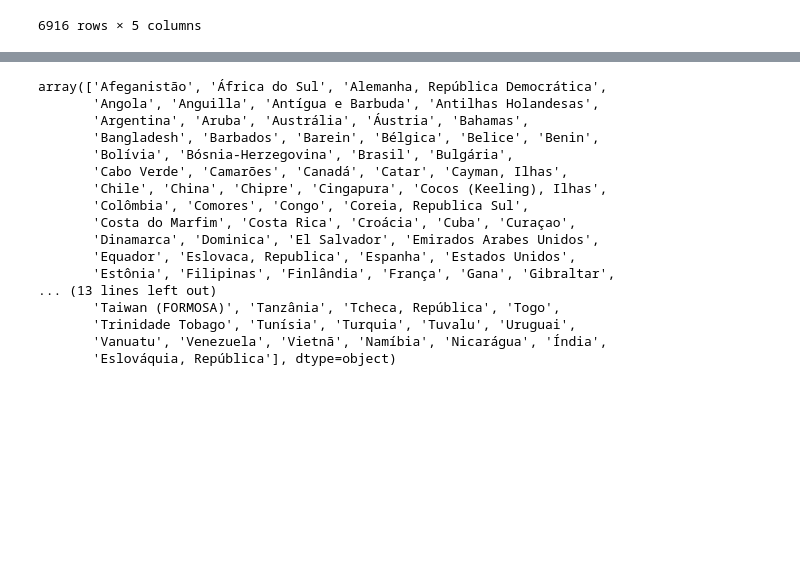
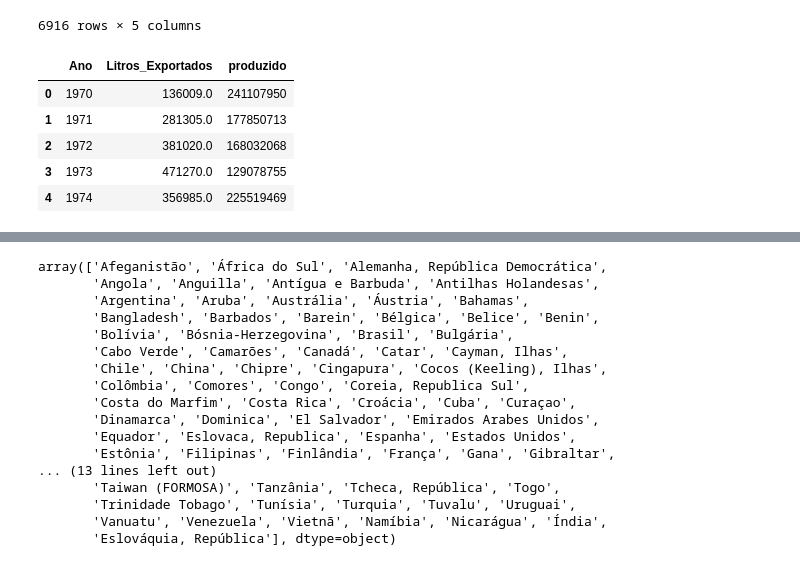
Before and after one commit to eugeniogdiniz/Grupo_posFiap, a Jupyter notebook: scr/producao_bases.ipynb, the cells around one changed output, grey strips where cells are left out. Saved outputs shown, nothing was run; the diff lists cells and outputs as text; code cells hidden in the pictures; blank space fills up the shorter version.

```diff
--- a/scr/producao_bases.ipynb
+++ b/scr/producao_bases.ipynb
@@ -182,3 +173,15 @@ tabela_exportacao
 | 6914 | Índia | NaN | NaN | NaN | Ásia |
 | 6915 | Eslováquia, República | NaN | NaN | NaN | Europa |
 6916 rows × 5 columns
+# %%
+tabela_exportacao_agrupada = tabela_exportacao[['Ano', 'Litros_Exportados']].groupby(['Ano']).agg({'Litros_Exportados': 'sum'}).reset_index()
+tabela_exportacao_agrupada = pd.merge(left=tabela_exportacao_agrupada, right=df_producao_anual_vinho_mesa_agrupado, how='outer', on='Ano')
+tabela_exportacao_agrupada.drop('tipo_vinho', axis=1, inplace=True)
+tabela_exportacao_agrupada.head()
+# %% [output]
+|  | Ano | Litros_Exportados | produzido |
+| 0 | 1970 | 136009.0 | 241107950 |
+| 1 | 1971 | 281305.0 | 177850713 |
+| 2 | 1972 | 381020.0 | 168032068 |
+| 3 | 1973 | 471270.0 | 129078755 |
+| 4 | 1974 | 356985.0 | 225519469 |
```
Also changed, not shown: parts of 2 cells of this notebook, 1 other file.
